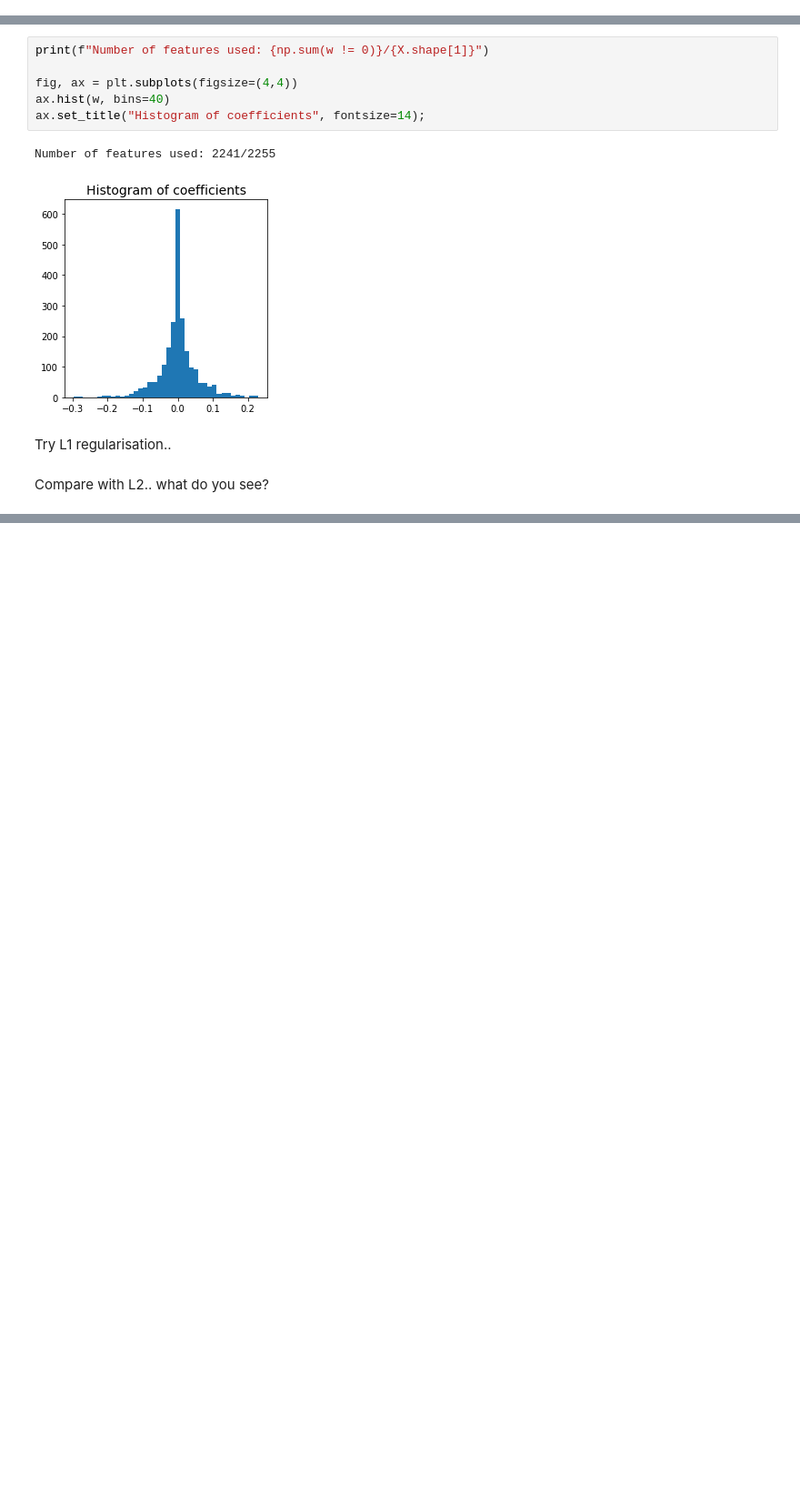
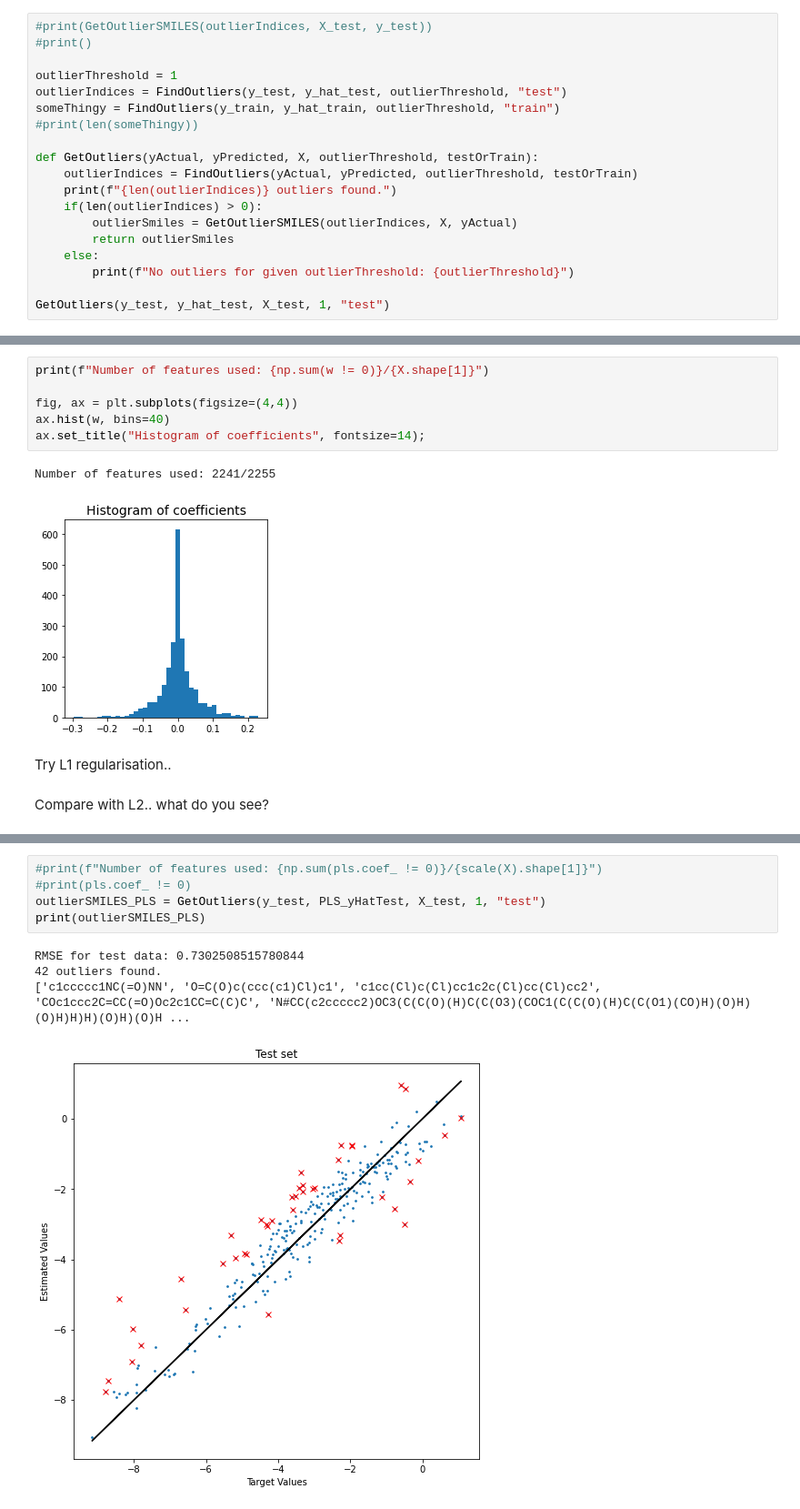
Before and after one commit to brad-pat/AI_G1, a Jupyter notebook: Task1.ipynb, the cells around one changed output, grey strips where cells are left out. Shown at 91% size. Saved outputs shown, nothing was run; the diff lists cells and outputs as text; blank space fills up the shorter version.

```diff
--- a/Task1.ipynb
+++ b/Task1.ipynb
@@ -272,0 +281,19 @@ RMSE for train data: 0.17040552326305225
+# %%
+#print(GetOutlierSMILES(outlierIndices, X_test, y_test))
+#print()
+
+outlierThreshold = 1
+outlierIndices = FindOutliers(y_test, y_hat_test, outlierThreshold, "test")
+someThingy = FindOutliers(y_train, y_hat_train, outlierThreshold, "train")
+#print(len(someThingy))
+
+def GetOutliers(yActual, yPredicted, X, outlierThreshold, testOrTrain):
+    outlierIndices = FindOutliers(yActual, yPredicted, outlierThreshold, testOrTrain)
+    print(f"{len(outlierIndices)} outliers found.")
+    if(len(outlierIndices) > 0):
+        outlierSmiles = GetOutlierSMILES(outlierIndices, X, yActual)
+        return outlierSmiles
+    else:
+        print(f"No outliers for given outlierThreshold: {outlierThreshold}")
+
+GetOutliers(y_test, y_hat_test, X_test, 1, "test")
@@ -339,0 +433,10 @@ X_train, y_train = rfe.transform(X_train, y_train)
+# %%
+#print(f"Number of features used: {np.sum(pls.coef_ != 0)}/{scale(X).shape[1]}")
+#print(pls.coef_ != 0)
+outlierSMILES_PLS = GetOutliers(y_test, PLS_yHatTest, X_test, 1, "test")
+print(outlierSMILES_PLS)
+# %% [output]
+RMSE for test data: 0.7302508515780844
+42 outliers found.
+['c1ccccc1NC(=O)NN', 'O=C(O)c(ccc(c1)Cl)c1', 'c1cc(Cl)c(Cl)cc1c2c(Cl)cc(Cl)cc2', 'COc1ccc2C=CC(=O)Oc2c1CC=C(C)C', 'N#CC(c2ccccc2)OC3(C(C(O)(H)C(C(O3)(COC1(C(C(O)(H)C(C(O1)(CO)H)(O)H)(O)H)H)H)(O)H)(O)H ...
+[figure, added]
```
Also changed, not shown: parts of 14 cells of this notebook.
